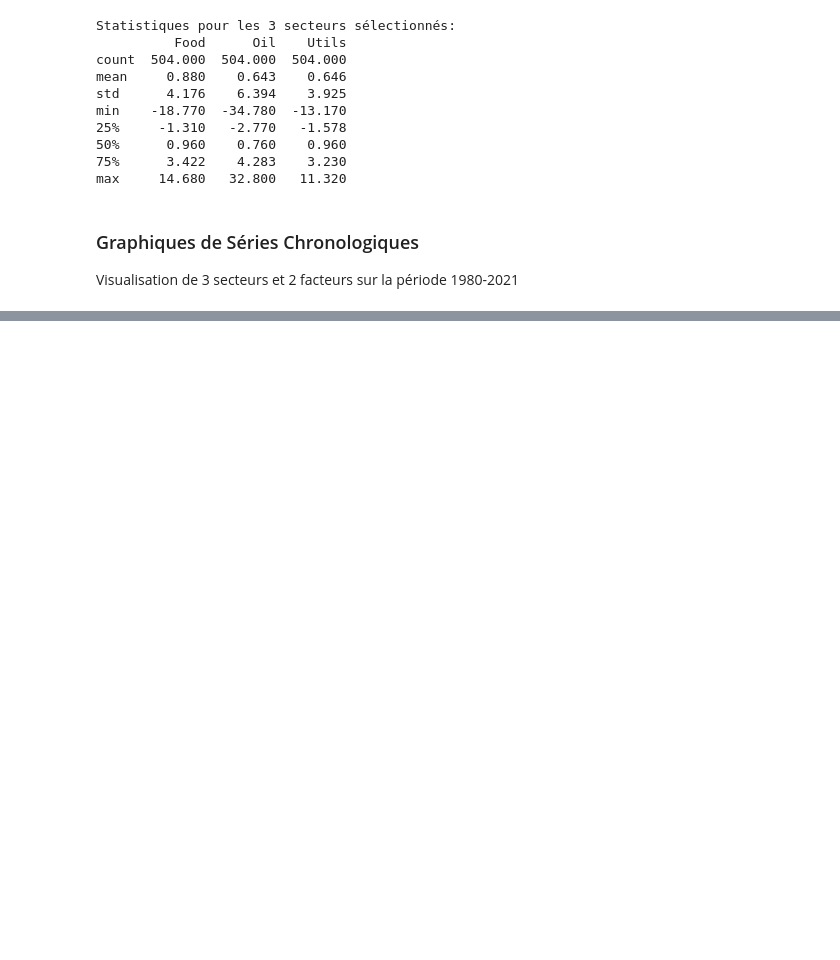
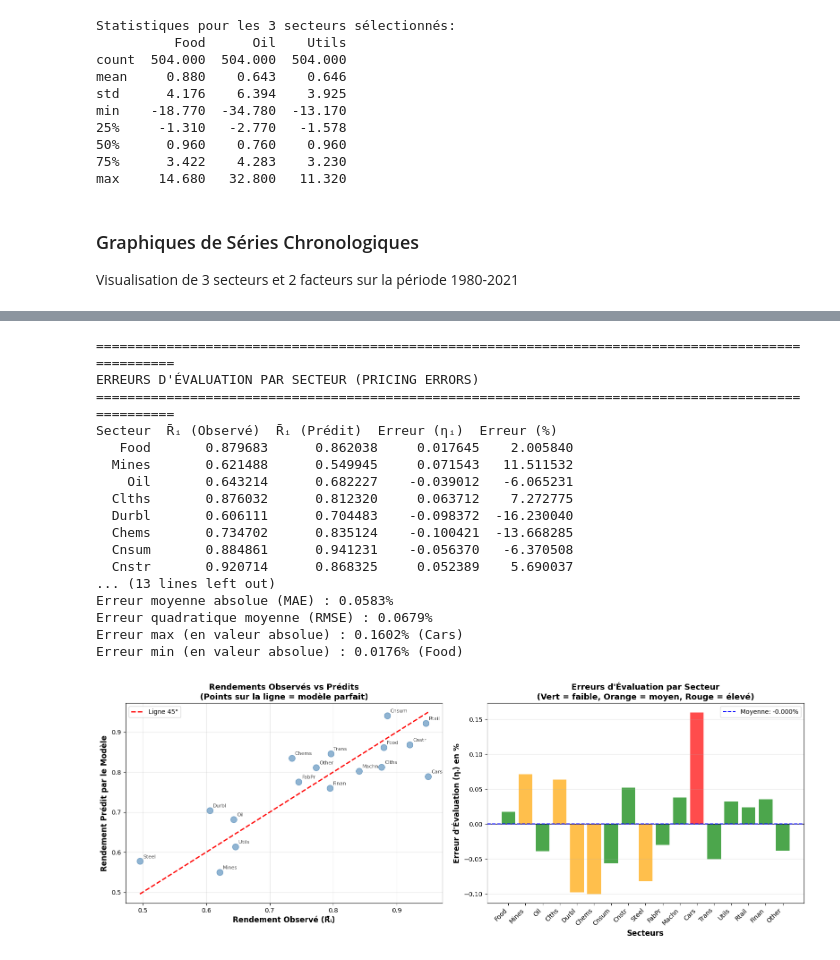
Before and after one commit to VincentD1209/TP3-Econo, a Jupyter notebook: TP3.ipynb, the cells around one changed output, grey strips where cells are left out. Drawn from its saved outputs; the diff is of its cells as text; code cells hidden in the pictures; blank space fills up the shorter version.

```diff
--- a/TP3.ipynb
+++ b/TP3.ipynb
@@ -429,0 +1094,80 @@ print(f"Nombre d'observations: {len(df_final_excess)} mois")
+# %%
+# ÉTAPE 3 : Analyse des erreurs d'évaluation (Pricing Errors)
+
+# Créer un DataFrame avec les erreurs d'évaluation
+df_pricing_errors = pd.DataFrame({
+    'Secteur': secteur_cols,
+    'R̄ᵢ (Observé)': y_cross,
+    'R̄ᵢ (Prédit)': fitted_returns,
+    'Erreur (ηᵢ)': pricing_errors,
+    'Erreur (%)': pricing_errors / np.abs(y_cross) * 100
+})
+
+print("="*100)
+print("ERREURS D'ÉVALUATION PAR SECTEUR (PRICING ERRORS)")
+print("="*100)
+print(df_pricing_errors.to_string(index=False))
+
+# Statistiques sur les erreurs
+print("\n" + "="*100)
+print("STATISTIQUES SUR LES ERREURS D'ÉVALUATION")
+print("="*100)
+print(f"Erreur moyenne absolue (MAE) : {np.mean(np.abs(pricing_errors)):.4f}%")
+print(f"Erreur quadratique moyenne (RMSE) : {np.sqrt(np.mean(pricing_errors**2)):.4f}%")
+print(f"Erreur max (en valeur absolue) : {np.max(np.abs(pricing_errors)):.4f}% ({secteur_cols[np.argmax(np.abs(pricing_errors))]})")
+print(f"Erreur min (en valeur absolue) : {np.min(np.abs(pricing_errors)):.4f}% ({secteur_cols[np.argmin(np.abs(pricing_errors))]})")
+
+# Visualisation des erreurs d'évaluation
+fig, axes = plt.subplots(1, 2, figsize=(16, 6))
+
+# Graphique 1 : Rendements observés vs prédits
+axes[0].scatter(y_cross, fitted_returns, s=100, alpha=0.6, color='steelblue')
+axes[0].plot([y_cross.min(), y_cross.max()], [y_cross.min(), y_cross.max()],
+             'r--', linewidth=2, label='Ligne 45°')
+for i, secteur in enumerate(secteur_cols):
+    axes[0].annotate(secteur, (y_cross[i], fitted_returns[i]),
+                     fontsize=8, alpha=0.7, xytext=(5, 5), textcoords='offset points')
+axes[0].set_xlabel('Rendement Observé (R̄ᵢ)', fontsize=12, fontweight='bold')
+axes[0].set_ylabel('Rendement Prédit par le Modèle', fontsize=12, fontweight='bold')
+axes[0].set_title('Rendements Observés vs Prédits\n(Points sur la ligne = modèle parfait)',
+                  fontsize=13, fontweight='bold')
+axes[0].grid(True, alpha=0.3)
+axes[0].legend()
+
+# Graphique 2 : Erreurs d'évaluation par secteur
+colors = ['green' if abs(e) < np.mean(np.abs(pricing_errors)) else 'orange' if abs(e) < 2*np.mean(np.abs(pricing_errors)) else 'red'
+          for e in pricing_errors]
+axes[1].bar(range(len(secteur_cols)), pricing_errors, color=colors, alpha=0.7)
+axes[1].axhline(y=0, color='black', linestyle='-', linewidth=1)
+axes[1].axhline(y=np.mean(pricing_errors), color='blue', linestyle='--', linewidth=1.5,
+                label=f'Moyenne: {np.mean(pricing_errors):.3f}%')
+axes[1].set_xlabel('Secteurs', fontsize=12, fontweight='bold')
+axes[1].set_ylabel('Erreur d\'Évaluation (ηᵢ) en %', fontsize=12, fontweight='bold')
+axes[1].set_title('Erreurs d\'Évaluation par Secteur\n(Vert = faible, Orange = moyen, Rouge = élevé)',
+                  fontsize=13, fontweight='bold')
+axes[1].set_xticks(range(len(secteur_cols)))
+axes[1].set_xticklabels(secteur_cols, rotation=45, ha='right')
+axes[1].grid(True, alpha=0.3, axis='y')
+axes[1].legend()
+
+plt.tight_layout()
+plt.show()
+# %% [output]
+====================================================================================================
+ERREURS D'ÉVALUATION PAR SECTEUR (PRICING ERRORS)
+====================================================================================================
+Secteur  R̄ᵢ (Observé)  R̄ᵢ (Prédit)  Erreur (ηᵢ)  Erreur (%)
+   Food       0.879683      0.862038     0.017645    2.005840
+  Mines       0.621488      0.549945     0.071543   11.511532
+    Oil       0.643214      0.682227    -0.039012   -6.065231
+  Clths       0.876032      0.812320     0.063712    7.272775
+  Durbl       0.606111      0.704483    -0.098372  -16.230040
+  Chems       0.734702      0.835124    -0.100421  -13.668285
+  Cnsum       0.884861      0.941231    -0.056370   -6.370508
+  Cnstr       0.920714      0.868325     0.052389    5.690037
+... (13 lines left out)
+Erreur moyenne absolue (MAE) : 0.0583%
+Erreur quadratique moyenne (RMSE) : 0.0679%
+Erreur max (en valeur absolue) : 0.1602% (Cars)
+Erreur min (en valeur absolue) : 0.0176% (Food)
+[figure, added]
```
Also changed, not shown: parts of 17 cells of this notebook.
